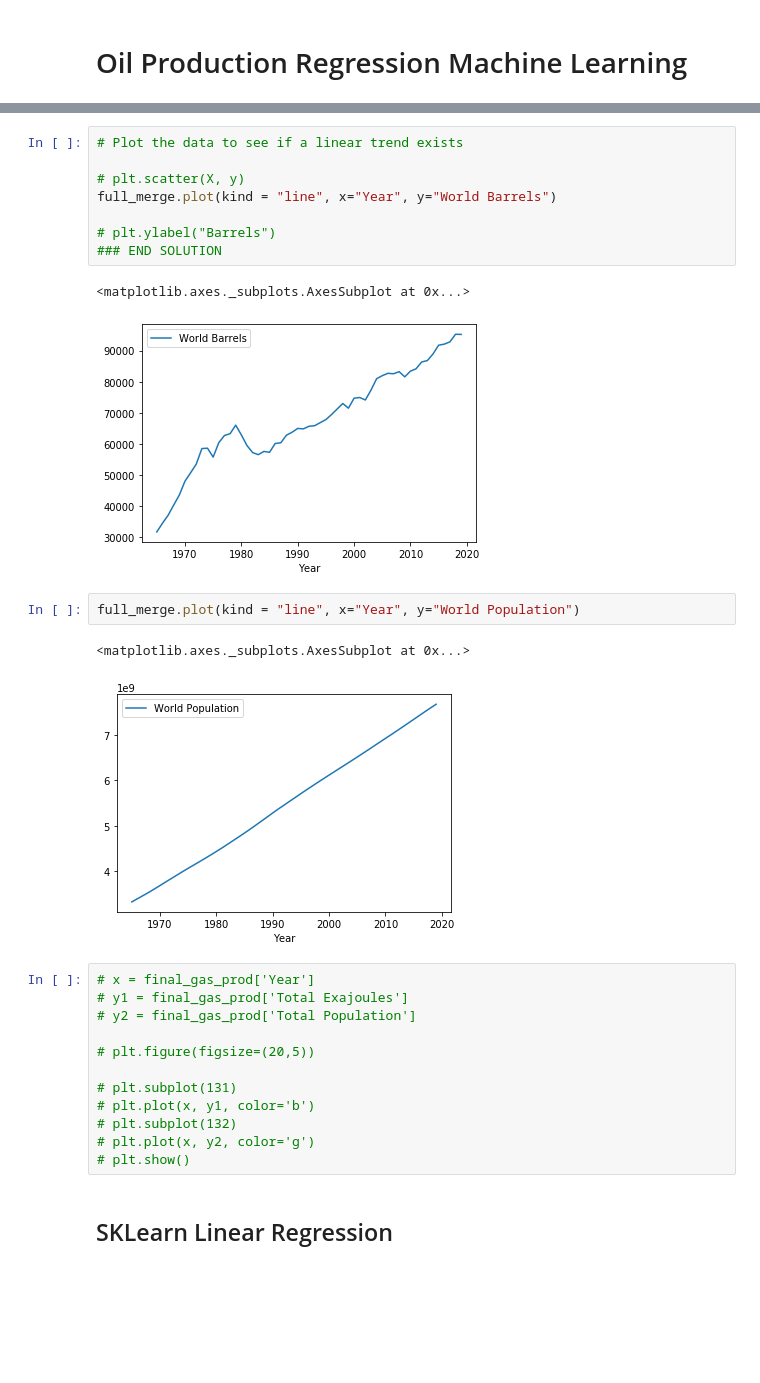
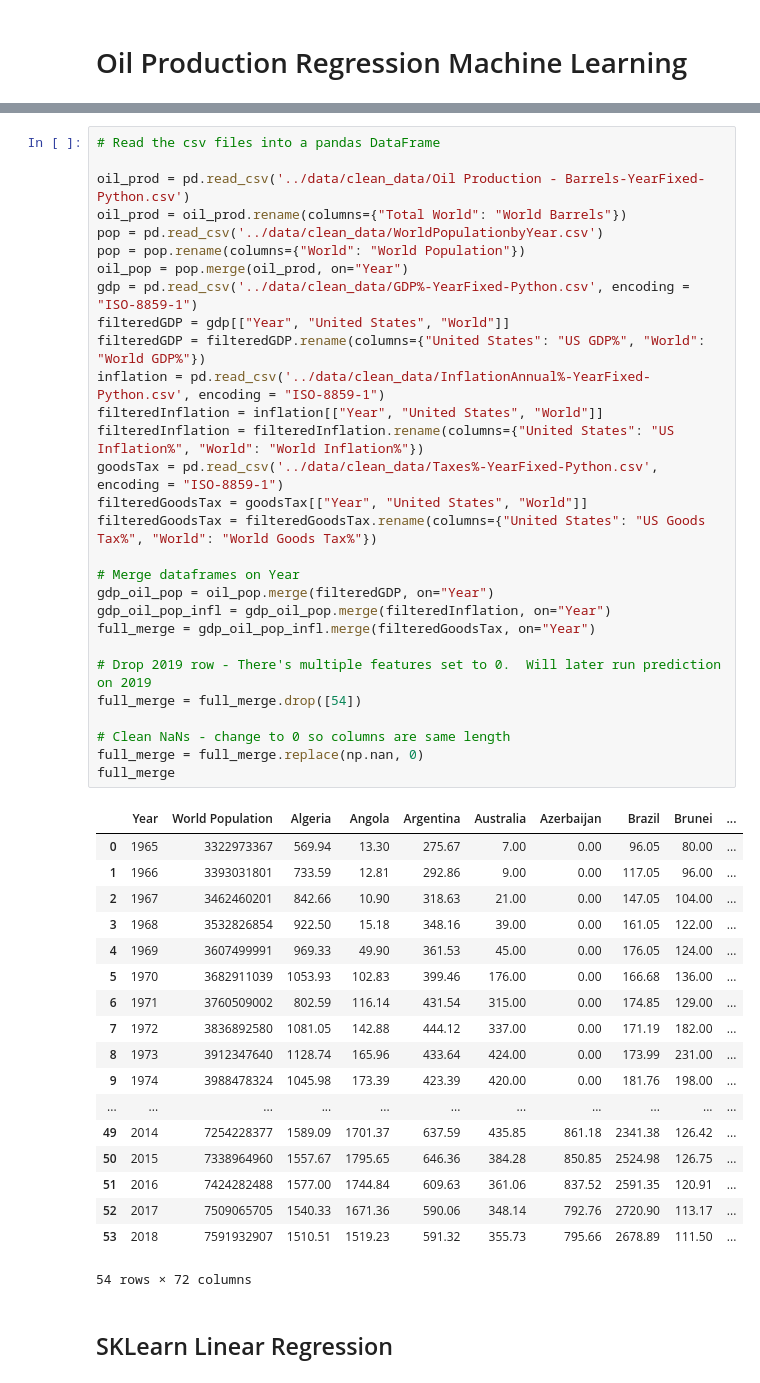
Before and after one commit to minerva-b/Final_Team_Project, a Jupyter notebook: Kmar/Oil_Product_Regres_ML.ipynb, the cells around one changed output, grey strips where cells are left out. Drawn from its saved outputs; the diff is of its cells as text; blank space fills up the shorter version.

```diff
--- a/Kmar/Oil_Product_Regres_ML.ipynb
+++ b/Kmar/Oil_Product_Regres_ML.ipynb
@@ -70,31 +12,51 @@ y = full_merge["World Barrels"][16:37].values.reshape(-1, 1)
-# %%
-# Plot the data to see if a linear trend exists
-
-# plt.scatter(X, y)
-full_merge.plot(kind = "line", x="Year", y="World Barrels")
-
-# plt.ylabel("Barrels")
-### END SOLUTION
-# %% [output]
-<matplotlib.axes._subplots.AxesSubplot at 0x...>
-[figure, removed]
-# %%
-full_merge.plot(kind = "line", x="Year", y="World Population")
-# %% [output]
-<matplotlib.axes._subplots.AxesSubplot at 0x...>
-[figure, removed]
-# %%
-# x = final_gas_prod['Year']
-# y1 = final_gas_prod['Total Exajoules']
-# y2 = final_gas_prod['Total Population']
-
-# plt.figure(figsize=(20,5))
-
-# plt.subplot(131)
-# plt.plot(x, y1, color='b')
-# plt.subplot(132)
-# plt.plot(x, y2, color='g')
-# plt.show()
+# %%
+# Read the csv files into a pandas DataFrame
+
+oil_prod = pd.read_csv('../data/clean_data/Oil Production - Barrels-YearFixed-Python.csv')
+oil_prod = oil_prod.rename(columns={"Total World": "World Barrels"})
+pop = pd.read_csv('../data/clean_data/WorldPopulationbyYear.csv')
+pop = pop.rename(columns={"World": "World Population"})
+oil_pop = pop.merge(oil_prod, on="Year")
+gdp = pd.read_csv('../data/clean_data/GDP%-YearFixed-Python.csv', encoding = "ISO-8859-1")
+filteredGDP = gdp[["Year", "United States", "World"]]
+filteredGDP = filteredGDP.rename(columns={"United States": "US GDP%", "World": "World GDP%"})
+inflation = pd.read_csv('../data/clean_data/InflationAnnual%-YearFixed-Python.csv', encoding = "ISO-8859-1")
+filteredInflation = inflation[["Year", "United States", "World"]]
+filteredInflation = filteredInflation.rename(columns={"United States": "US Inflation%", "World": "World Inflation%"})
+goodsTax = pd.read_csv('../data/clean_data/Taxes%-YearFixed-Python.csv', encoding = "ISO-8859-1")
+filteredGoodsTax = goodsTax[["Year", "United States", "World"]]
+filteredGoodsTax = filteredGoodsTax.rename(columns={"United States": "US Goods Tax%", "World": "World Goods Tax%"})
+
+# Merge dataframes on Year
+gdp_oil_pop = oil_pop.merge(filteredGDP, on="Year")
+gdp_oil_pop_infl = gdp_oil_pop.merge(filteredInflation, on="Year")
+full_merge = gdp_oil_pop_infl.merge(filteredGoodsTax, on="Year")
+
+# Drop 2019 row - There's multiple features set to 0.  Will later run prediction on 2019
+full_merge = full_merge.drop([54])
+
+# Clean NaNs - change to 0 so columns are same length
+full_merge = full_merge.replace(np.nan, 0)
+full_merge
+# %% [output]
+|  | Year | World Population | Algeria | Angola | Argentina | Australia | Azerbaijan | Brazil | Brunei | ... |
+| 0 | 1965 | 3322973367 | 569.94 | 13.30 | 275.67 | 7.00 | 0.00 | 96.05 | 80.00 | ... |
+| 1 | 1966 | 3393031801 | 733.59 | 12.81 | 292.86 | 9.00 | 0.00 | 117.05 | 96.00 | ... |
+| 2 | 1967 | 3462460201 | 842.66 | 10.90 | 318.63 | 21.00 | 0.00 | 147.05 | 104.00 | ... |
+| 3 | 1968 | 3532826854 | 922.50 | 15.18 | 348.16 | 39.00 | 0.00 | 161.05 | 122.00 | ... |
+| 4 | 1969 | 3607499991 | 969.33 | 49.90 | 361.53 | 45.00 | 0.00 | 176.05 | 124.00 | ... |
+| 5 | 1970 | 3682911039 | 1053.93 | 102.83 | 399.46 | 176.00 | 0.00 | 166.68 | 136.00 | ... |
+| 6 | 1971 | 3760509002 | 802.59 | 116.14 | 431.54 | 315.00 | 0.00 | 174.85 | 129.00 | ... |
+| 7 | 1972 | 3836892580 | 1081.05 | 142.88 | 444.12 | 337.00 | 0.00 | 171.19 | 182.00 | ... |
+| 8 | 1973 | 3912347640 | 1128.74 | 165.96 | 433.64 | 424.00 | 0.00 | 173.99 | 231.00 | ... |
+| 9 | 1974 | 3988478324 | 1045.98 | 173.39 | 423.39 | 420.00 | 0.00 | 181.76 | 198.00 | ... |
+| ... | ... | ... | ... | ... | ... | ... | ... | ... | ... | ... |
+| 49 | 2014 | 7254228377 | 1589.09 | 1701.37 | 637.59 | 435.85 | 861.18 | 2341.38 | 126.42 | ... |
+| 50 | 2015 | 7338964960 | 1557.67 | 1795.65 | 646.36 | 384.28 | 850.85 | 2524.98 | 126.75 | ... |
+| 51 | 2016 | 7424282488 | 1577.00 | 1744.84 | 609.63 | 361.06 | 837.52 | 2591.35 | 120.91 | ... |
+| 52 | 2017 | 7509065705 | 1540.33 | 1671.36 | 590.06 | 348.14 | 792.76 | 2720.90 | 113.17 | ... |
+| 53 | 2018 | 7591932907 | 1510.51 | 1519.23 | 591.32 | 355.73 | 795.66 | 2678.89 | 111.50 | ... |
+54 rows × 72 columns
 # %% [markdown]
 ## SKLearn Linear Regression
 # %%
```
Also changed, not shown: parts of 43 cells of this notebook.
